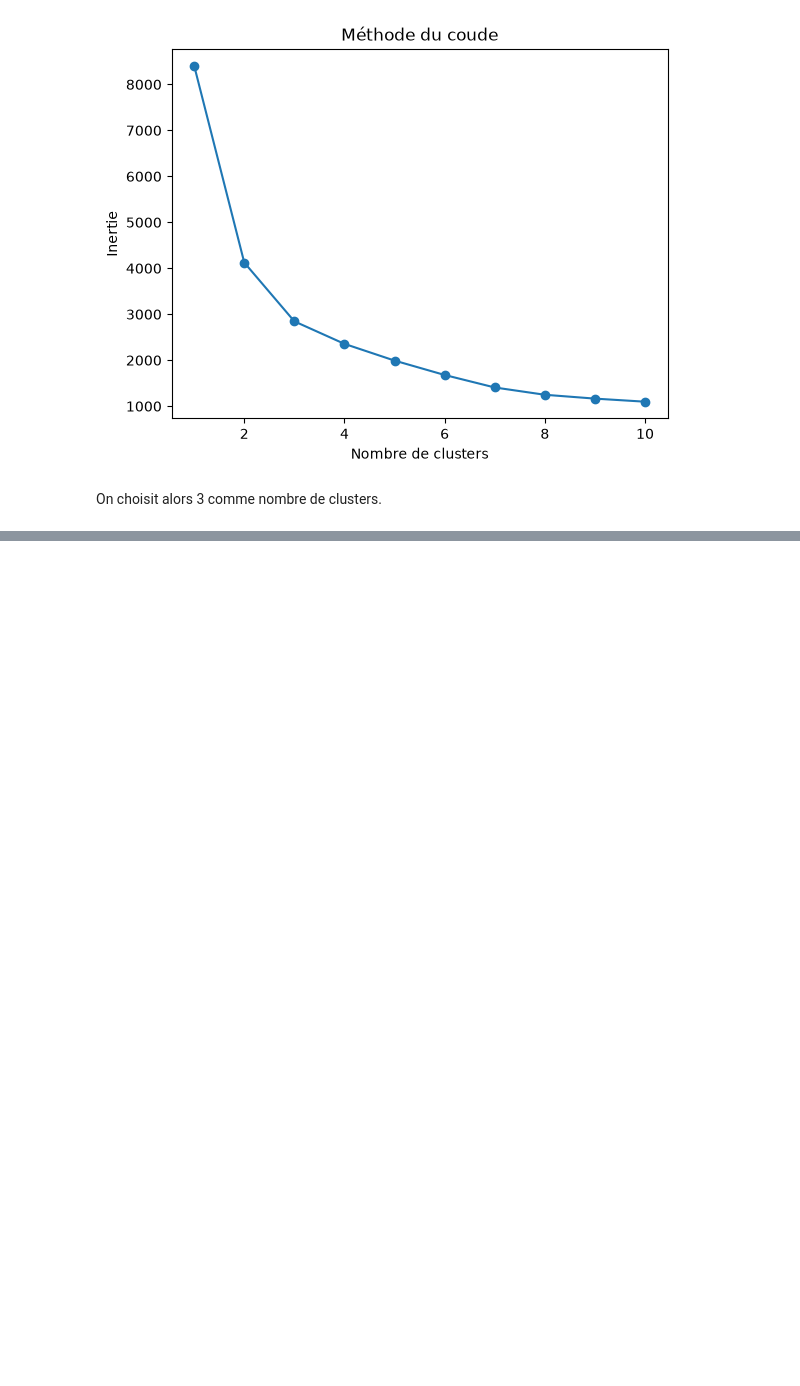
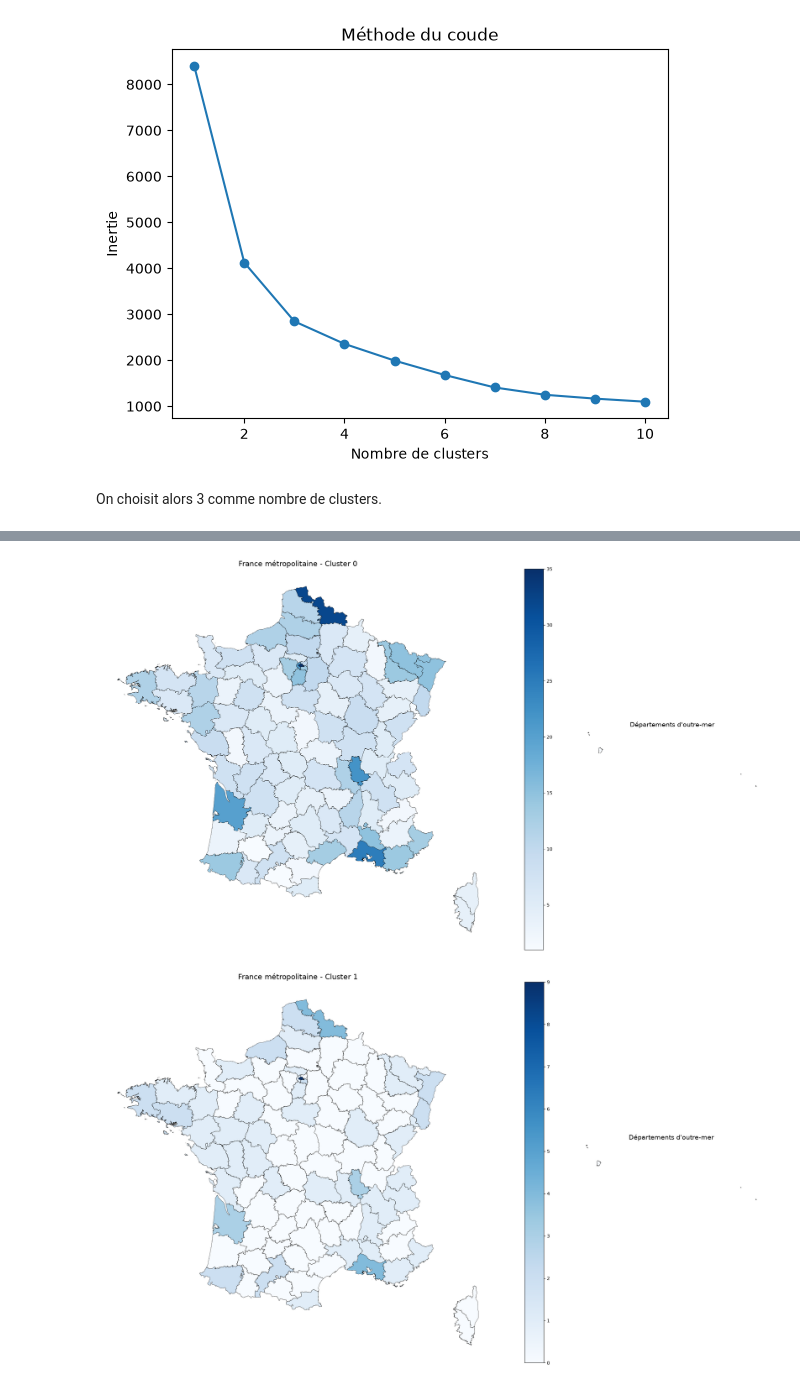
Before and after one commit to ehlld/projet-python-sante, a Jupyter notebook: projet.ipynb, the cells around one changed output, grey strips where cells are left out. Cells and saved outputs as stored; diff of their text form; code cells hidden in the pictures; blank space fills up the shorter version.

```diff
--- a/projet.ipynb
+++ b/projet.ipynb
@@ -265,0 +331,5 @@ mco_selection["Cluster"] = clusters
+# %%
+visualisation.visualiser_clusters_carte( mco_selection )
+# %% [output]
+[figure, added]
+[figure, added]
```
Also changed, not shown: parts of 12 cells of this notebook, 1 other file.
